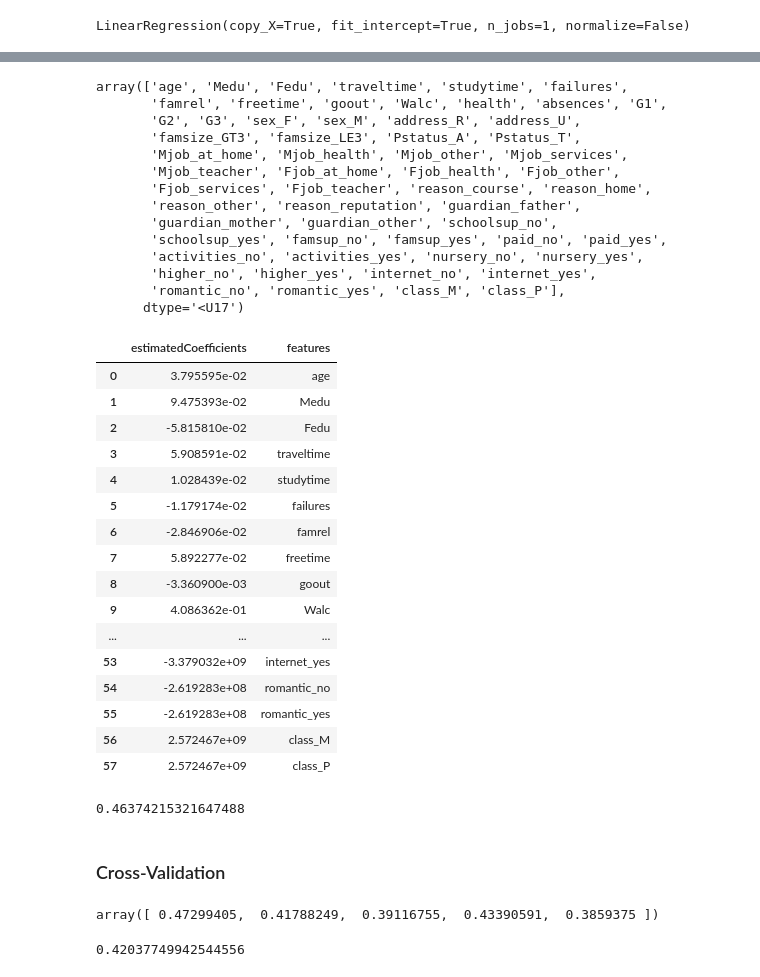
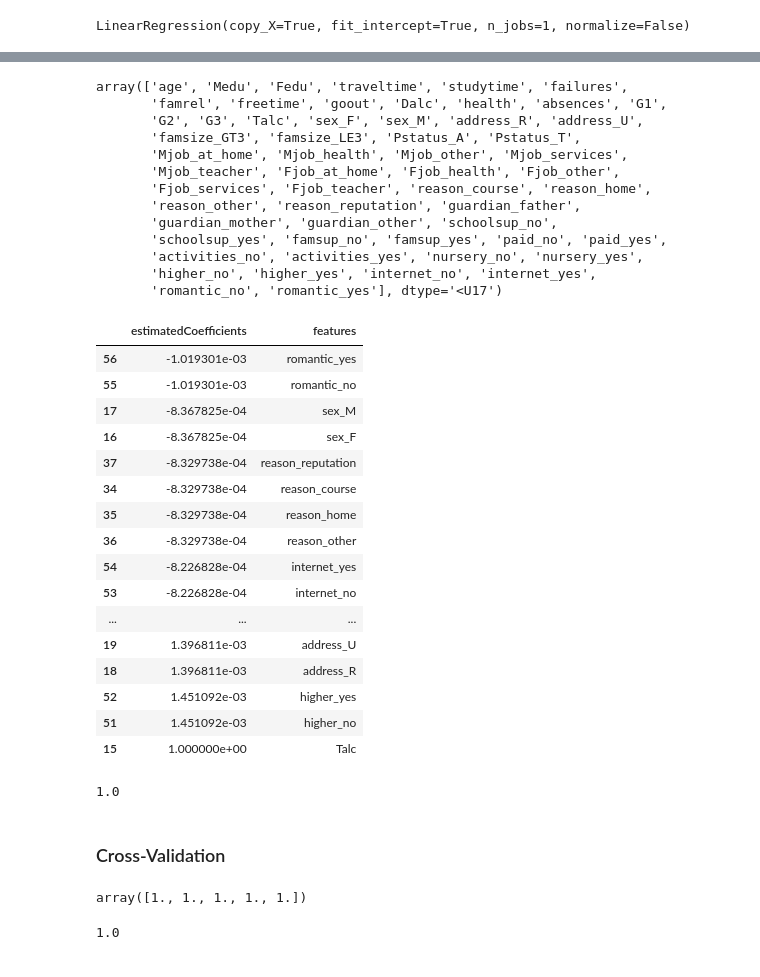
Before and after one commit to mamitch/Springboard_Capstone, a Jupyter notebook: Capstone_Project_Student_Alc.ipynb, the cells around one changed output, grey strips where cells are left out. Cells and saved outputs as stored; diff of their text form; code cells hidden in the pictures.

```diff
--- a/Capstone_Project_Student_Alc.ipynb
+++ b/Capstone_Project_Student_Alc.ipynb
@@ -217,8 +213,10 @@ data.head()
 ### Machine Learning Using Linear Regression
 # %%
 #creating target and features
-X=data.drop('Dalc', axis=1) #weekday alcohol consuption
-y=data['Dalc']
+X=data.drop('Talc', axis=1)#total alcohol consuption
+X=data.drop('Dalc', axis=1)#weekday alcohol consuption
+X=data.drop('Walc', axis=1)#weekend alcohol consuption
+y=data['Talc']
 # %%
 #creating the linear regression model
 reg_all=linear_model.LinearRegression()
@@ -262,8 +255,8 @@ feat_array=np.asarray(feat)
 feat_array
 # %% [output]
 array(['age', 'Medu', 'Fedu', 'traveltime', 'studytime', 'failures',
-       'famrel', 'freetime', 'goout', 'Walc', 'health', 'absences', 'G1',
-       'G2', 'G3', 'sex_F', 'sex_M', 'address_R', 'address_U',
+       'famrel', 'freetime', 'goout', 'Dalc', 'health', 'absences', 'G1',
+       'G2', 'G3', 'Talc', 'sex_F', 'sex_M', 'address_R', 'address_U',
        'famsize_GT3', 'famsize_LE3', 'Pstatus_A', 'Pstatus_T',
        'Mjob_at_home', 'Mjob_health', 'Mjob_other', 'Mjob_services',
        'Mjob_teacher', 'Fjob_at_home', 'Fjob_health', 'Fjob_other',
@@ -273,35 +266,35 @@ array(['age', 'Medu', 'Fedu', 'traveltime', 'studytime', 'failures',
        'schoolsup_yes', 'famsup_no', 'famsup_yes', 'paid_no', 'paid_yes',
        'activities_no', 'activities_yes', 'nursery_no', 'nursery_yes',
        'higher_no', 'higher_yes', 'internet_no', 'internet_yes',
-       'romantic_no', 'romantic_yes', 'class_M', 'class_P'],
-      dtype='<U17')
+       'romantic_no', 'romantic_yes'], dtype='<U17')
 # %%
 #creating dataframe of edtimated coeficients
-pd.DataFrame({'estimatedCoefficients': reg_all.coef_,
+coef=pd.DataFrame({'estimatedCoefficients': reg_all.coef_,
               'features':feat_array })
+coef.sort_values('estimatedCoefficients')
 # %% [output]
 |  | estimatedCoefficients | features |
-| 0 | 3.795595e-02 | age |
-| 1 | 9.475393e-02 | Medu |
-| 2 | -5.815810e-02 | Fedu |
-| 3 | 5.908591e-02 | traveltime |
-| 4 | 1.028439e-02 | studytime |
-| 5 | -1.179174e-02 | failures |
-| 6 | -2.846906e-02 | famrel |
-| 7 | 5.892277e-02 | freetime |
-| 8 | -3.360900e-03 | goout |
-| 9 | 4.086362e-01 | Walc |
+| 56 | -1.019301e-03 | romantic_yes |
+| 55 | -1.019301e-03 | romantic_no |
+| 17 | -8.367825e-04 | sex_M |
+| 16 | -8.367825e-04 | sex_F |
+| 37 | -8.329738e-04 | reason_reputation |
+| 34 | -8.329738e-04 | reason_course |
+| 35 | -8.329738e-04 | reason_home |
+| 36 | -8.329738e-04 | reason_other |
+| 54 | -8.226828e-04 | internet_yes |
+| 53 | -8.226828e-04 | internet_no |
 | ... | ... | ... |
-| 53 | -3.379032e+09 | internet_yes |
-| 54 | -2.619283e+08 | romantic_no |
-| 55 | -2.619283e+08 | romantic_yes |
-| 56 | 2.572467e+09 | class_M |
-| 57 | 2.572467e+09 | class_P |
+| 19 | 1.396811e-03 | address_U |
+| 18 | 1.396811e-03 | address_R |
+| 52 | 1.451092e-03 | higher_yes |
+| 51 | 1.451092e-03 | higher_no |
+| 15 | 1.000000e+00 | Talc |
 # %%
 #coefficient of determination(r-sqare value)
 reg_all.score(X, y)
 # %% [output]
-0.46374215321647488
+1.0
 # %% [markdown]
 ### Cross-Validation
 # %%
@@ -312,11 +305,11 @@ X_train, X_test, y_train, y_test=train_test_split(X, y, test_size=0.3, random_st
 cv_results=cross_val_score(reg_all, X_train, y_train, cv=5)
 cv_results
 # %% [output]
-array([ 0.47299405,  0.41788249,  0.39116755,  0.43390591,  0.3859375 ])
+array([1., 1., 1., 1., 1.])
 # %%
 np.mean(cv_results)
 # %% [output]
-0.42037749942544556
+1.0
 # %%
 y_pred=reg_all.predict(X_test)
 reg_all.score(X_test, y_test)
```
Also changed, not shown: parts of 18 cells of this notebook.
